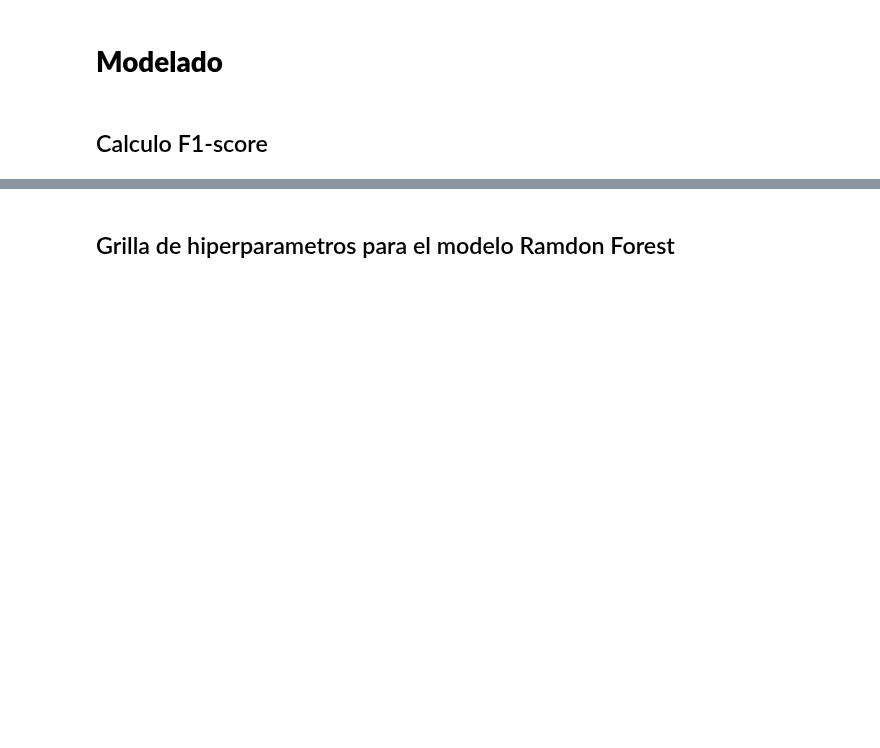
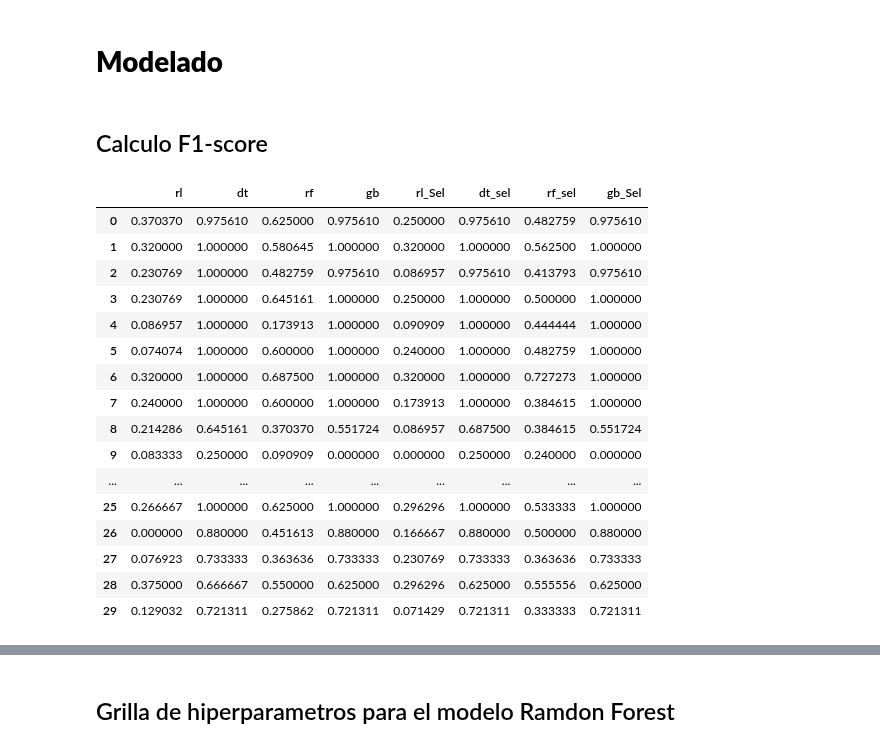
Before and after one commit to auramolina/Anal-tica-en-recursos-humanos, a Jupyter notebook: Modelado.ipynb, the cells around one changed output, grey strips where cells are left out. Drawn from its saved outputs; the diff is of its cells as text; code cells hidden in the pictures; blank space fills up the shorter version.

```diff
--- a/Modelado.ipynb
+++ b/Modelado.ipynb
@@ -89,9 +89,10 @@ X = pd.DataFrame(X2,columns=X1.columns)
 # %%
 m_lr = LogisticRegression()
 m_rf = RandomForestClassifier()
+m_tr = DecisionTreeClassifier()
 m_gbt = GradientBoostingClassifier()
 # %%
-modelos = list([m_lr, m_rf,m_gbt])
+modelos = list([m_lr, m_rf,m_gbt,m_tr])
 # %% [markdown]
 ## <font color='0C2054'>Selección de variables
 # %%
@@ -128,12 +129,30 @@ memory usage: 1.4 MB
 # %%
 # Calcular F1-score con 30 iteraciones para todos los modelos con todas las variables
 f1score_df = fn.medir_modelos(modelos, "f1", X, y, 30)
 # Calcular F1-score con 30 iteraciones para todos los modelos con variables seleccionadas
 f1_score_varsel = fn.medir_modelos(modelos, "f1", X2, y, 30)
 # visualizar los resultados de f1- score para los modelos con todas las variabels y con las variables seleccionadas
 f1=pd.concat([f1score_df,f1_score_varsel],axis=1)
-f1.columns=['rl', 'rf', 'gb', 'rl_Sel', 'rf_sel', 'gb_Sel']
+f1.columns=['rl', 'dt', 'rf', 'gb', 'rl_Sel', 'dt_sel', 'rf_sel', 'gb_Sel']
 f1
+# %% [output]
+|  | rl | dt | rf | gb | rl_Sel | dt_sel | rf_sel | gb_Sel |
+| 0 | 0.370370 | 0.975610 | 0.625000 | 0.975610 | 0.250000 | 0.975610 | 0.482759 | 0.975610 |
+| 1 | 0.320000 | 1.000000 | 0.580645 | 1.000000 | 0.320000 | 1.000000 | 0.562500 | 1.000000 |
+| 2 | 0.230769 | 1.000000 | 0.482759 | 0.975610 | 0.086957 | 0.975610 | 0.413793 | 0.975610 |
+| 3 | 0.230769 | 1.000000 | 0.645161 | 1.000000 | 0.250000 | 1.000000 | 0.500000 | 1.000000 |
+| 4 | 0.086957 | 1.000000 | 0.173913 | 1.000000 | 0.090909 | 1.000000 | 0.444444 | 1.000000 |
+| 5 | 0.074074 | 1.000000 | 0.600000 | 1.000000 | 0.240000 | 1.000000 | 0.482759 | 1.000000 |
+| 6 | 0.320000 | 1.000000 | 0.687500 | 1.000000 | 0.320000 | 1.000000 | 0.727273 | 1.000000 |
+| 7 | 0.240000 | 1.000000 | 0.600000 | 1.000000 | 0.173913 | 1.000000 | 0.384615 | 1.000000 |
+| 8 | 0.214286 | 0.645161 | 0.370370 | 0.551724 | 0.086957 | 0.687500 | 0.384615 | 0.551724 |
+| 9 | 0.083333 | 0.250000 | 0.090909 | 0.000000 | 0.000000 | 0.250000 | 0.240000 | 0.000000 |
+| ... | ... | ... | ... | ... | ... | ... | ... | ... |
+| 25 | 0.266667 | 1.000000 | 0.625000 | 1.000000 | 0.296296 | 1.000000 | 0.533333 | 1.000000 |
+| 26 | 0.000000 | 0.880000 | 0.451613 | 0.880000 | 0.166667 | 0.880000 | 0.500000 | 0.880000 |
+| 27 | 0.076923 | 0.733333 | 0.363636 | 0.733333 | 0.230769 | 0.733333 | 0.363636 | 0.733333 |
+| 28 | 0.375000 | 0.666667 | 0.550000 | 0.625000 | 0.296296 | 0.625000 | 0.555556 | 0.625000 |
+| 29 | 0.129032 | 0.721311 | 0.275862 | 0.721311 | 0.071429 | 0.721311 | 0.333333 | 0.721311 |
 # %%
 # promedio de la metrica F1-score para todos los modelos con todas las variables y con las variables seleccionadas
 f1.mean()
```
Also changed, not shown: parts of 3 cells of this notebook.
